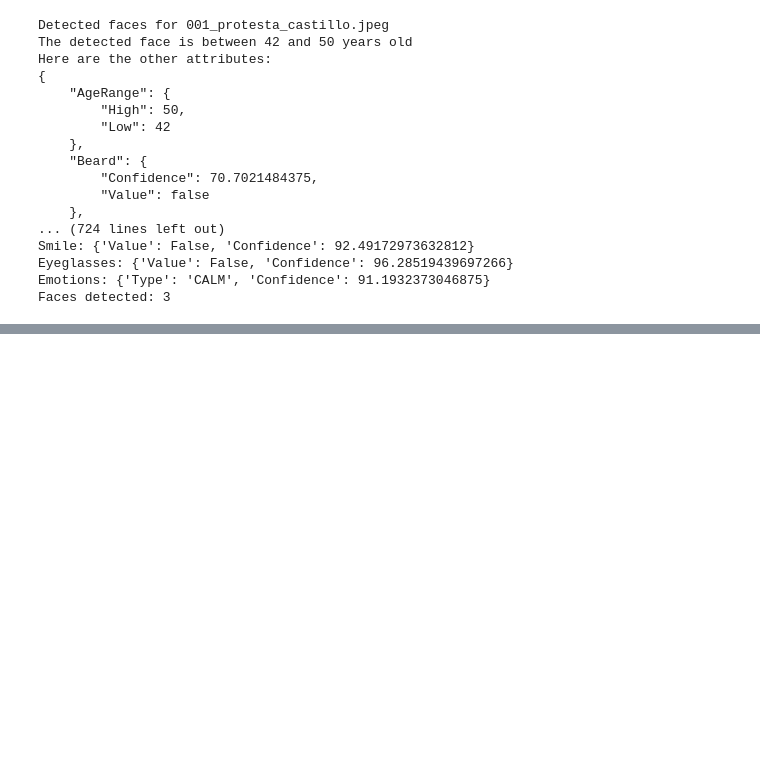
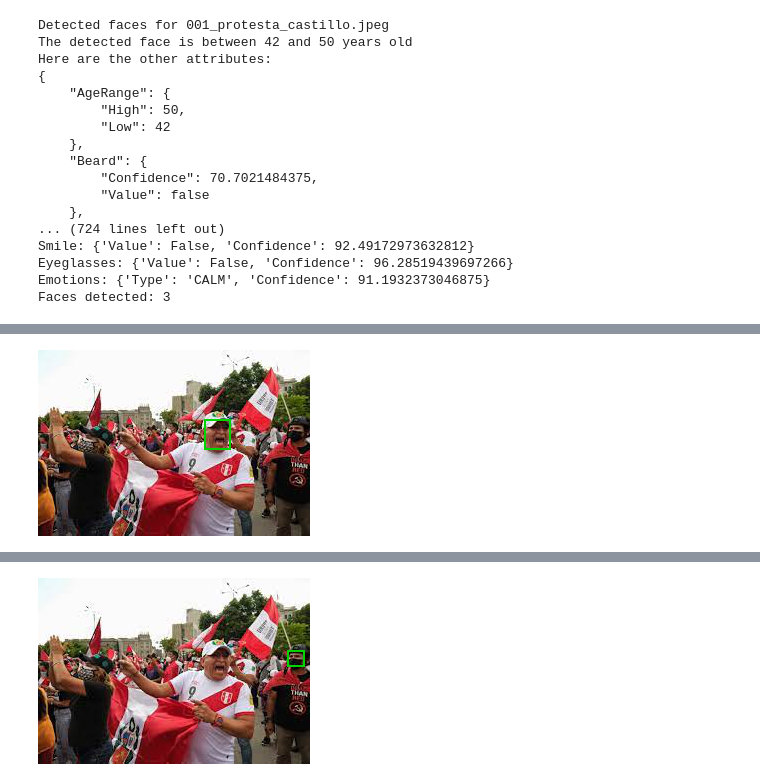
Before and after one commit to devvildaz/isoftware-fisi, a Jupyter notebook: Entregable-01/backend/rekognition.ipynb, the cells around one changed output, grey strips where cells are left out. Cells and saved outputs as stored; diff of their text form; code cells hidden in the pictures; blank space fills up the shorter version.

Commit message:
feat: rekognition - display image with box

```diff
--- a/Entregable-01/backend/rekognition.ipynb
+++ b/Entregable-01/backend/rekognition.ipynb
@@ -2,0 +42,13 @@
+# %%
+AWS_ACCESS_KEY = 'AKIA3FHVZEYFTTL5QK4E'
+AWS_ACCESS_SECRET_KEY = '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'
+
+file = open('pictures/004_opositores_maduro.jpg', 'r+')
+
+key = file.name
+bucket="mybucket677"
+
+if upload_to_s3(AWS_ACCESS_KEY, AWS_ACCESS_SECRET_KEY, file, bucket, key):
+    print('It worked!')
+else:
+    print('The upload failed...')
@@ -53,3 +109,68 @@ Smile: {'Value': False, 'Confidence': 92.49172973632812}
 Eyeglasses: {'Value': False, 'Confidence': 96.28519439697266}
 Emotions: {'Type': 'CALM', 'Confidence': 91.1932373046875}
 Faces detected: 3
+# %%
+import boto3
+import io
+from PIL import Image, ImageDraw, ExifTags, ImageColor
+
+def show_faces(photo,bucket):
+
+
+    client=boto3.client('rekognition')
+
+    # Load image from S3 bucket
+    s3_connection = boto3.resource('s3')
+    s3_object = s3_connection.Object(bucket,photo)
+    s3_response = s3_object.get()
+
+    stream = io.BytesIO(s3_response['Body'].read())
+
+
+    #Call DetectFaces
+    response = client.detect_faces(Image={'S3Object': {'Bucket': bucket, 'Name': photo}},
+        Attributes=['ALL'])
+
+    # calculate and display bounding boxes for each detected face
+    print('Rostros detectados para ' + photo)
+    for faceDetail in response['FaceDetails']:
+        print('El rostro detectado esta entre ' + str(faceDetail['AgeRange']['Low'])
+              + ' y ' + str(faceDetail['AgeRange']['High']) + ' años de edad.')
+        image = Image.open(stream)
+        imgWidth, imgHeight = image.size
+        draw = ImageDraw.Draw(image)
+        box = faceDetail['BoundingBox']
+        left = imgWidth * box['Left']
+        top = imgHeight * box['Top']
+        width = imgWidth * box['Width']
+        height = imgHeight * box['Height']
+
+        points = (
+            (left,top),
+            (left + width, top),
+            (left + width, top + height),
+            (left , top + height),
+            (left, top)
+
+        )
+        draw.line(points, fill='#00d400', width=2)
+        print('Aqui se listan las emociones detectadas:')
+        for emotion in faceDetail['Emotions']:
+            if emotion["Confidence"] > 50:
+                print(f'* {emotion["Type"]}: {emotion["Confidence"]}')
+        # Alternatively can draw rectangle. However you can't set line width.
+        #draw.rectangle([left,top, left + width, top + height], outline='#00d400')
+        display(image)
+    #image.show()
+
+    return len(response['FaceDetails'])
+
+def main():
+    bucket="mybucket677"
+    photo="001_protesta_castillo.jpeg"
+
+    faces_count=show_faces(photo,bucket)
+    print("Rostros detectados: " + str(faces_count))
+
+main()
+# %% [output]
@@ -55,0 +181 @@ Faces detected: 3
+[figure, added]
@@ -55,0 +185 @@ Faces detected: 3
+[figure, added]
```
Also changed, not shown: parts of 7 cells of this notebook.
